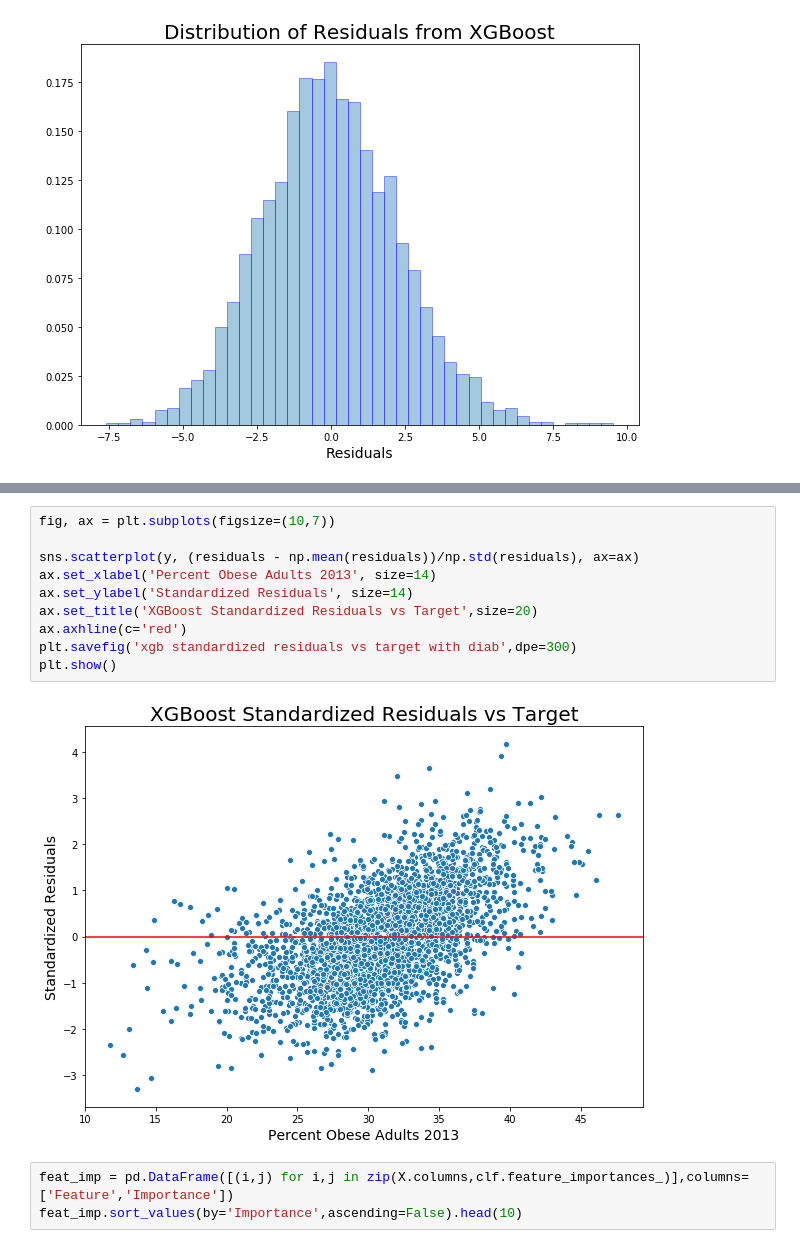
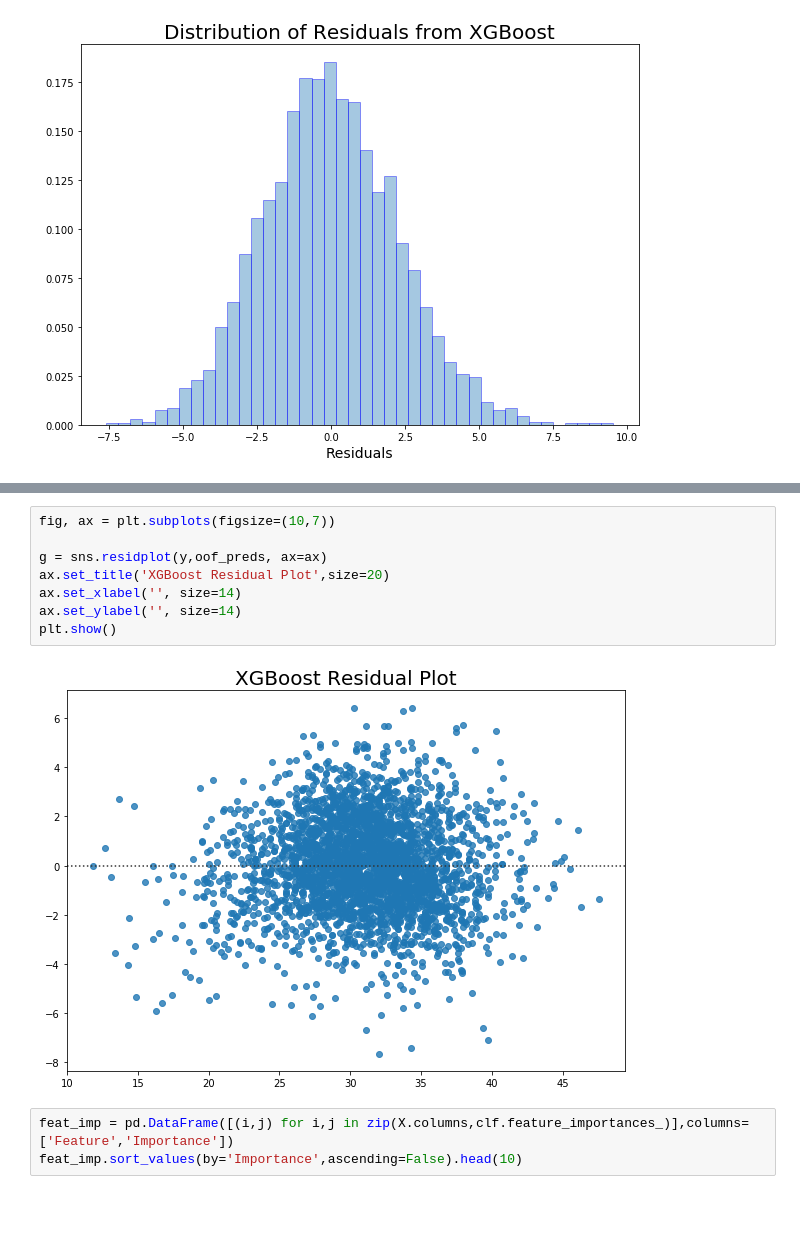
Before and after one commit to tadtenacious/usda_proj, a Jupyter notebook: Model Exploration with Diabetes xg.ipynb, the cells around one changed output, grey strips where cells are left out. Drawn from its saved outputs; the diff is of its cells as text; blank space fills up the shorter version.

```diff
--- a/Model Exploration with Diabetes xg.ipynb
+++ b/Model Exploration with Diabetes xg.ipynb
@@ -97,15 +123,13 @@ plt.show()
 # %%
 fig, ax = plt.subplots(figsize=(10,7))
 
-sns.scatterplot(y, (residuals - np.mean(residuals))/np.std(residuals), ax=ax)
-ax.set_xlabel('Percent Obese Adults 2013', size=14)
-ax.set_ylabel('Standardized Residuals', size=14)
-ax.set_title('XGBoost Standardized Residuals vs Target',size=20)
-ax.axhline(c='red')
-plt.savefig('xgb standardized residuals vs target with diab',dpe=300)
+g = sns.residplot(y,oof_preds, ax=ax)
+ax.set_title('XGBoost Residual Plot',size=20)
+ax.set_xlabel('', size=14)
+ax.set_ylabel('', size=14)
 plt.show()
 # %% [output]
-[figure, old version]
+[figure, new version]
 # %%
 feat_imp = pd.DataFrame([(i,j) for i,j in zip(X.columns,clf.feature_importances_)],columns=['Feature','Importance'])
 feat_imp.sort_values(by='Importance',ascending=False).head(10)
```
Also changed, not shown: parts of 10 cells of this notebook.
